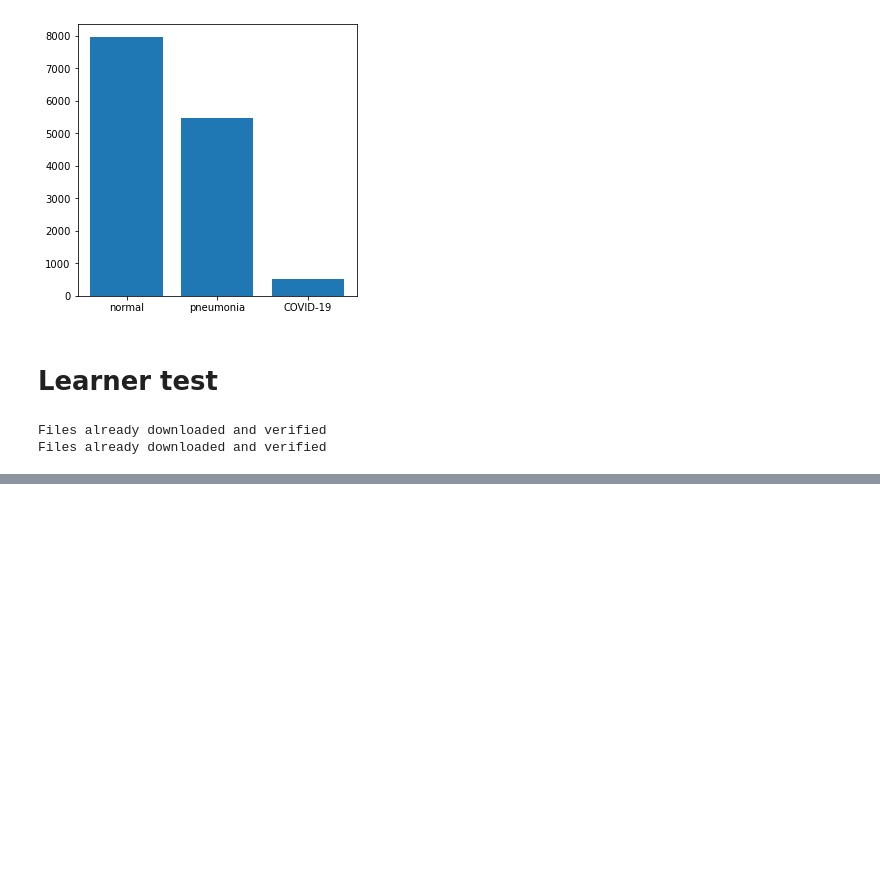
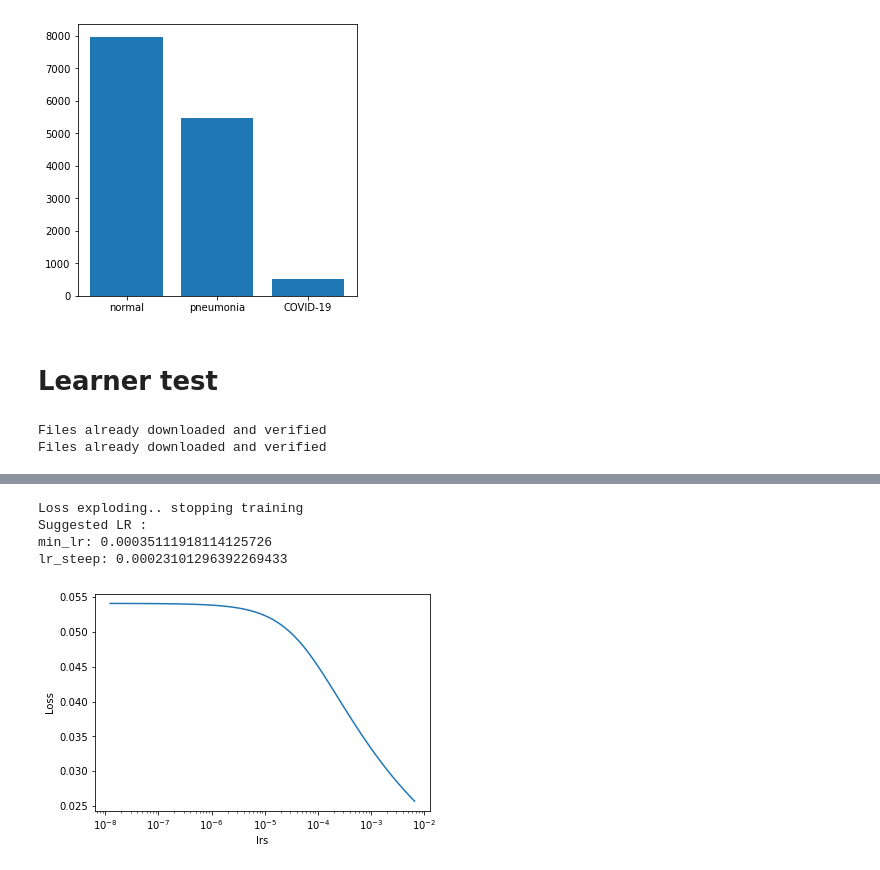
Before and after one commit to VedantWani/PrimeCNNv3, a Jupyter notebook: nbs_test/lib_test_workflow.ipynb, the cells around one changed output, grey strips where cells are left out. Cells and saved outputs as stored; diff of their text form; code cells hidden in the pictures; blank space fills up the shorter version.

```diff
--- a/nbs_test/lib_test_workflow.ipynb
+++ b/nbs_test/lib_test_workflow.ipynb
@@ -154,0 +161,3 @@ learn.one_cycle_fit(10,max_lr=0.00811,wd = 1e-04)
+# %%
+learn.lr_finder(wd=1e-01)
+# %% [output]
@@ -154,0 +165,5 @@ learn.one_cycle_fit(10,max_lr=0.00811,wd = 1e-04)
+Loss exploding.. stopping training
+Suggested LR :
+min_lr: 0.00035111918114125726
+lr_steep: 0.00023101296392269433
+[figure, added]
```
Also changed, not shown: parts of 11 cells of this notebook, 5 other files.
